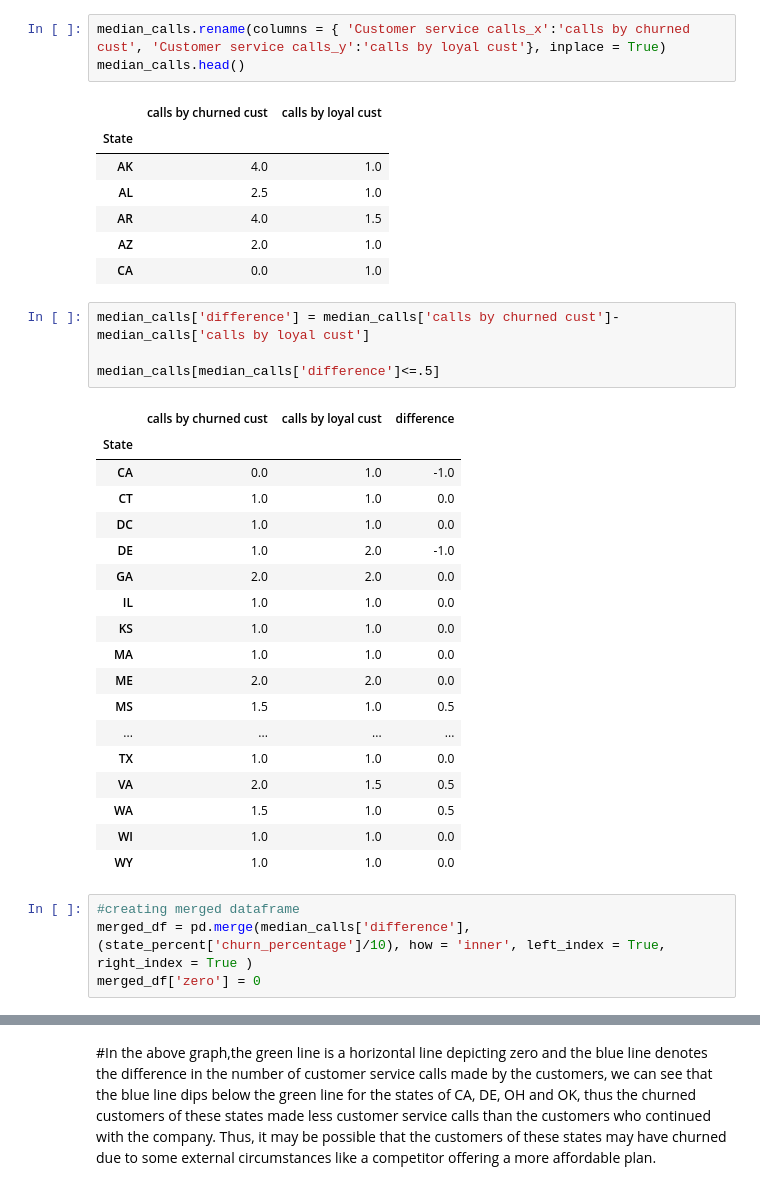
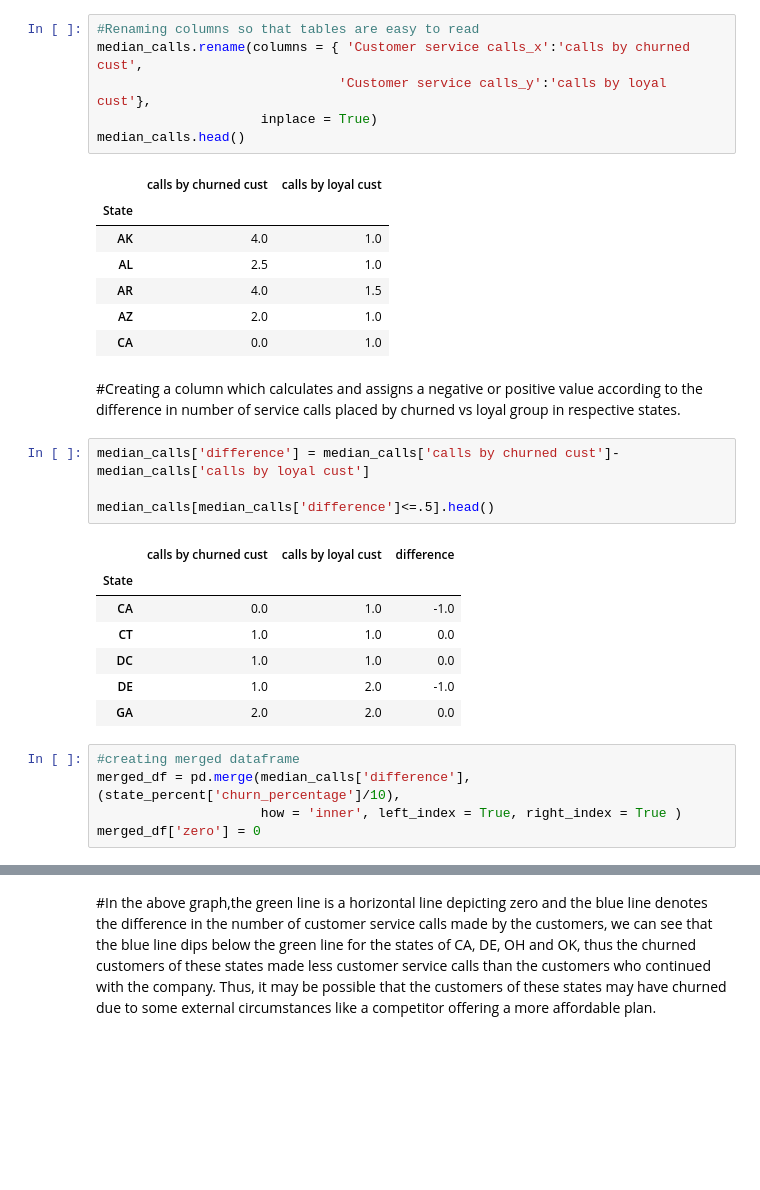
Before and after one commit to Ashvin-Vargez/Telecom-Churn-Analysis-EDA-Project-, a Jupyter notebook: eda_Telecom_Churn_Analysis_Capstone_Project.ipynb, the cells around one changed output, grey strips where cells are left out. Cells and saved outputs as stored; diff of their text form; blank space fills up the shorter version.

```diff
--- a/eda_Telecom_Churn_Analysis_Capstone_Project.ipynb
+++ b/eda_Telecom_Churn_Analysis_Capstone_Project.ipynb
@@ -366,7 +426,10 @@ median_calls.head()
 | AZ | 2.0 | 1.0 |
 | CA | 0.0 | 1.0 |
 # %%
-median_calls.rename(columns = { 'Customer service calls_x':'calls by churned cust', 'Customer service calls_y':'calls by loyal cust'}, inplace = True)
+#Renaming columns so that tables are easy to read
+median_calls.rename(columns = { 'Customer service calls_x':'calls by churned cust',
+                               'Customer service calls_y':'calls by loyal cust'},
+                     inplace = True)
 median_calls.head()
 # %% [output]
 |  | calls by churned cust | calls by loyal cust |
@@ -376,32 +439,24 @@ median_calls.head()
 | AR | 4.0 | 1.5 |
 | AZ | 2.0 | 1.0 |
 | CA | 0.0 | 1.0 |
+# %% [markdown]
+#Creating a column which calculates and assigns a negative or positive value according to the difference in number of service calls placed by churned vs loyal group in respective states.
 # %%
 median_calls['difference'] = median_calls['calls by churned cust']- median_calls['calls by loyal cust']
 
-median_calls[median_calls['difference']<=.5]
+median_calls[median_calls['difference']<=.5].head()
 # %% [output]
 |  | calls by churned cust | calls by loyal cust | difference |
 | State |  |  |  |
 | CA | 0.0 | 1.0 | -1.0 |
 | CT | 1.0 | 1.0 | 0.0 |
 | DC | 1.0 | 1.0 | 0.0 |
 | DE | 1.0 | 2.0 | -1.0 |
 | GA | 2.0 | 2.0 | 0.0 |
-| IL | 1.0 | 1.0 | 0.0 |
-| KS | 1.0 | 1.0 | 0.0 |
-| MA | 1.0 | 1.0 | 0.0 |
-| ME | 2.0 | 2.0 | 0.0 |
-| MS | 1.5 | 1.0 | 0.5 |
-| ... | ... | ... | ... |
-| TX | 1.0 | 1.0 | 0.0 |
-| VA | 2.0 | 1.5 | 0.5 |
-| WA | 1.5 | 1.0 | 0.5 |
-| WI | 1.0 | 1.0 | 0.0 |
-| WY | 1.0 | 1.0 | 0.0 |
 # %%
 #creating merged dataframe
-merged_df = pd.merge(median_calls['difference'], (state_percent['churn_percentage']/10), how = 'inner', left_index = True, right_index = True )
+merged_df = pd.merge(median_calls['difference'], (state_percent['churn_percentage']/10),
+                     how = 'inner', left_index = True, right_index = True )
 merged_df['zero'] = 0
 # %%
 #creating graph for median calls
```
Also changed, not shown: parts of 58 cells of this notebook.
